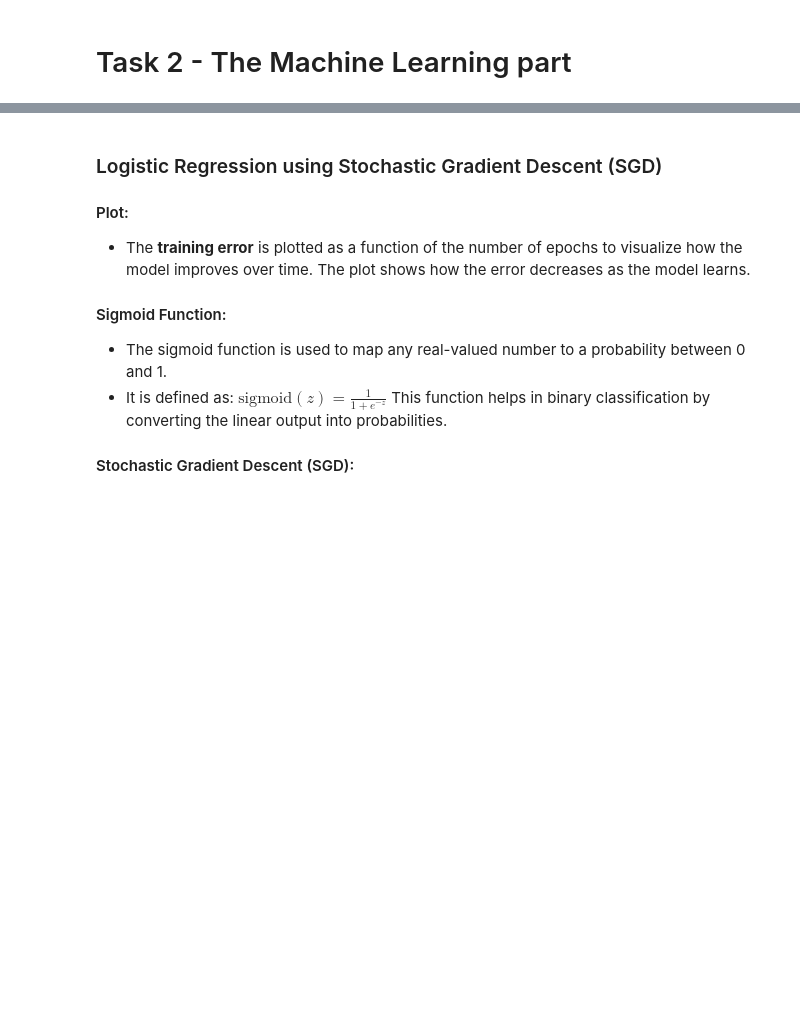
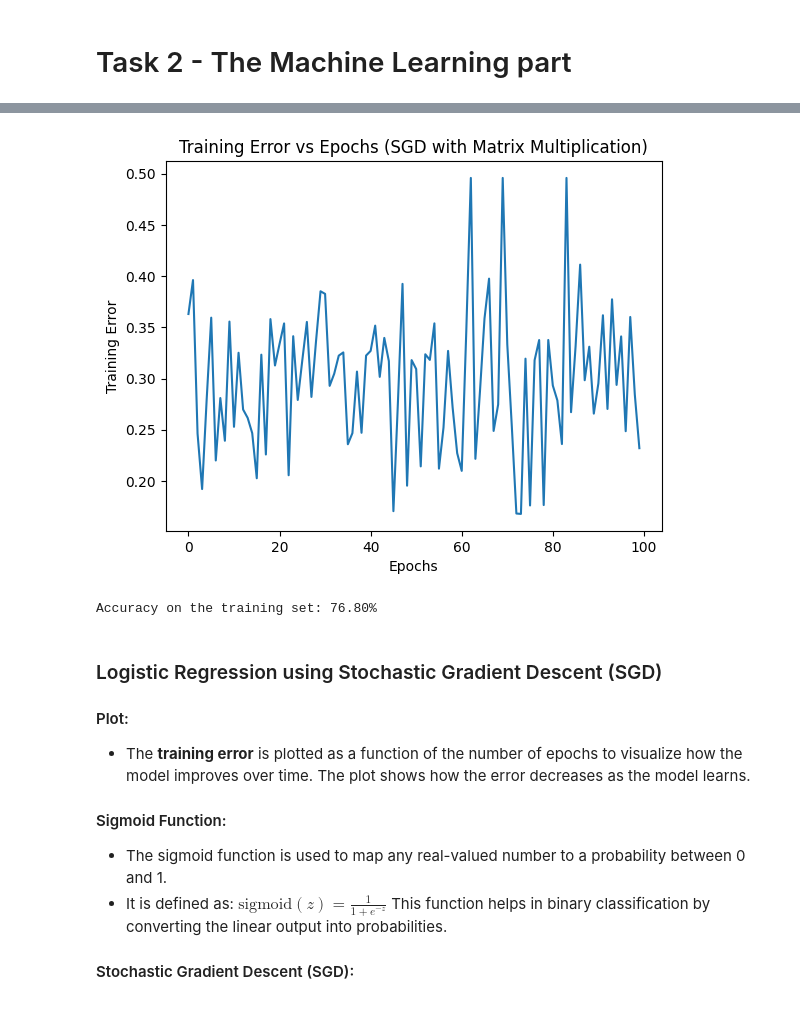
Before and after one commit to tihassfjord/RepDatWest, a Jupyter notebook: code/assignment1_2.ipynb, the cells around one changed output, grey strips where cells are left out. Drawn from its saved outputs; the diff is of its cells as text; code cells hidden in the pictures; blank space fills up the shorter version.

```diff
--- a/code/assignment1_2.ipynb
+++ b/code/assignment1_2.ipynb
@@ -219,3 +219,62 @@ Accuracy on the training set: 72.25%
+# %%
+# Sigmoid function
+def sigmoid(z):
+    return 1 / (1 + np.exp(-z))
+
+# Stochastic Gradient Descent for Logistic Regression with matrix multiplication
+def logistic_sgd(X, y, learning_rate, epochs):
+    weights = np.zeros(X.shape[1])  # Initialize weights to zero
+    errors = []  # To store the training error at each epoch
+
+    for epoch in range(epochs):
+        # Shuffle the data at the start of each epoch to avoid biased gradients (due to order)
+        indices = np.random.permutation(len(X))  # Shuffle indices
+        X_shuffled = X[indices]  # Apply the shuffled indices to features
+        y_shuffled = y[indices]  # Apply the shuffled indices to labels
+
+        for i in range(X.shape[0]):
+            # Compute the linear combination (matrix multiplication of X[i] and weights)
+            z = X_shuffled[i] @ weights  # Use @ for matrix multiplication
+            h = sigmoid(z)  # Apply sigmoid function
+
+            # Compute the gradient (stochastic for each data point)
+            gradient = (h - y_shuffled[i]) * X_shuffled[i]  # No need for dot product here, since it's element-wise
+            weights -= learning_rate * gradient  # Update weights
+
+        # Compute the error after each epoch (mean of incorrect predictions)
+        y_pred = predict(X, weights)
+        error = np.mean(y_pred != y)
+        errors.append(error)
+
+    return weights, errors
+
+# Prediction function using matrix multiplication
+def predict(X, weights):
+    z = X @ weights  # Use @ for matrix multiplication
+    y_pred = sigmoid(z)
+    return (y_pred >= 0.5).astype(int)  # Convert probabilities to binary labels (0 or 1)
+
+# Parameters
+learning_rate = 0.01
+epochs = 100
+
+# Train the logistic regression classifier using SGD
+weights, errors = logistic_sgd(X_train, y_train, learning_rate, epochs)
+
+# Plot training error as a function of epochs
+plt.plot(range(epochs), errors)
+plt.xlabel('Epochs')
+plt.ylabel('Training Error')
+plt.title('Training Error vs Epochs (SGD with Matrix Multiplication)')
+plt.show()
+
+# Report accuracy on the training set
+y_train_pred = predict(X_train, weights)
+accuracy = np.mean(y_train_pred == y_train)
+print(f"Accuracy on the training set: {accuracy * 100:.2f}%")
+# %% [output]
+[figure, added]
+Accuracy on the training set: 76.80%
 # %% [markdown]
 ### Logistic Regression using Stochastic Gradient Descent (SGD)
 
```
Also changed, not shown: parts of 2 cells of this notebook.
